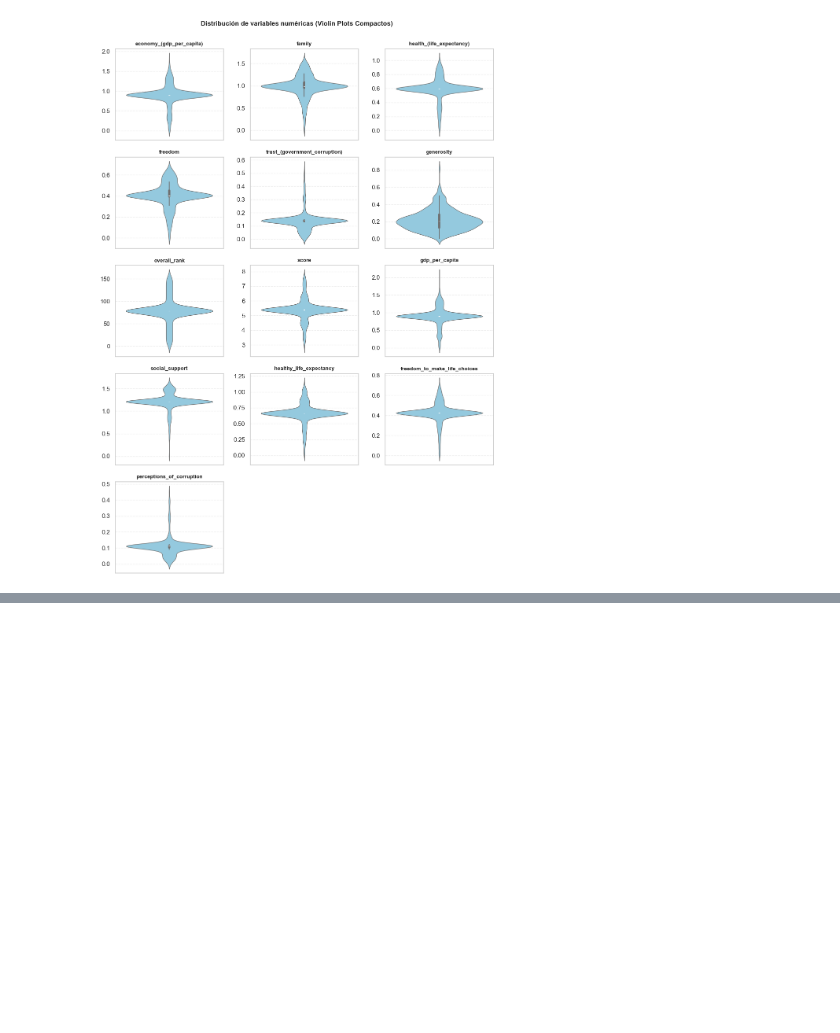
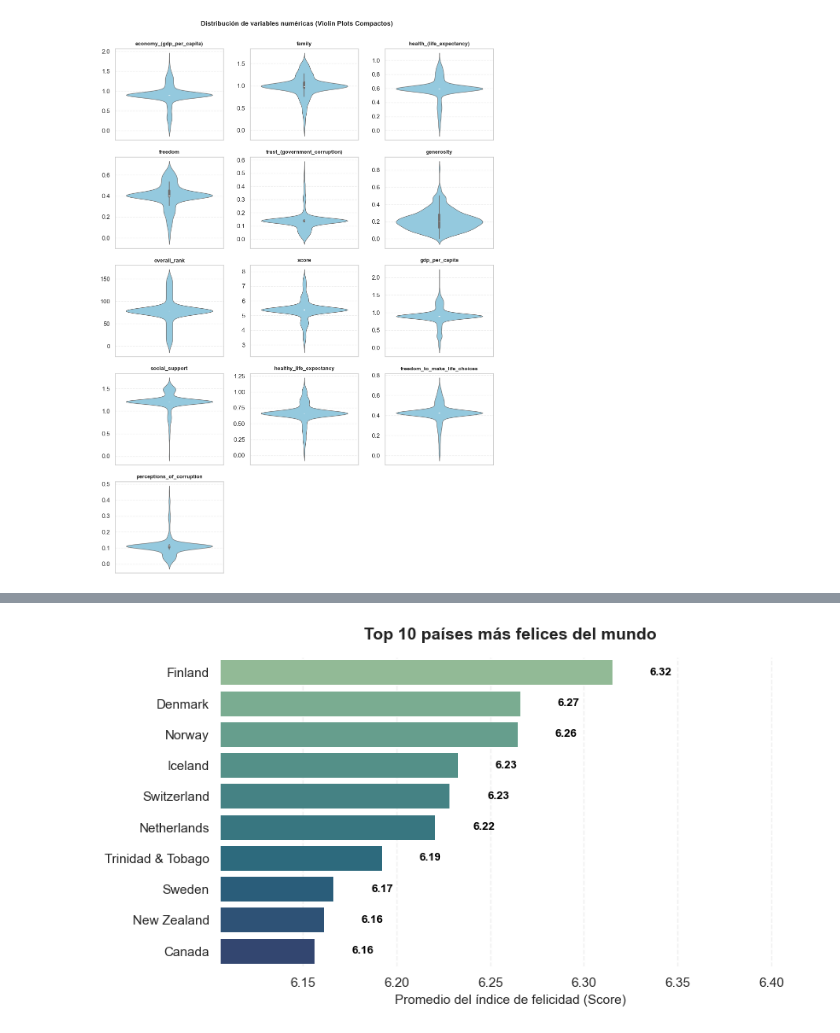
Before and after one commit to Crisfunky01/world-happiness-eda, a Jupyter notebook: notebooks/01_data_cleaning_and_eda.ipynb, the cells around one changed output, grey strips where cells are left out. Saved outputs shown, nothing was run; the diff lists cells and outputs as text; code cells hidden in the pictures; blank space fills up the shorter version.

```diff
--- a/notebooks/01_data_cleaning_and_eda.ipynb
+++ b/notebooks/01_data_cleaning_and_eda.ipynb
@@ -256,0 +291,60 @@ plt.show()
+# %%
+# ===========================================================
+# 🎯 Top 10 países más felices (valores fuera de la barra)
+# ===========================================================
+import seaborn as sns
+import matplotlib.pyplot as plt
+
+import warnings
+warnings.filterwarnings("ignore", category=FutureWarning)
+
+
+# Paleta profesional: degradado suave de verde a azul
+palette = sns.color_palette("crest", n_colors=10)
+
+# Estilo general
+sns.set_style("whitegrid")
+plt.figure(figsize=(8.5, 4.8))
+
+# Gráfico de barras horizontales
+ax = sns.barplot(
+    x=top10.values,
+    y=top10.index,
+    palette=palette,
+    edgecolor="none"
+)
+
+# Título
+plt.title(
+    "Top 10 países más felices del mundo",
+    fontsize=14,
+    weight='bold',
+    color='#222222',
+    pad=15
+)
+
+# Etiquetas de ejes
+plt.xlabel("Promedio del índice de felicidad (Score)", fontsize=11)
+plt.ylabel("")
+
+# Mostrar valores fuera de las barras (alineados)
+for i, v in enumerate(top10.values):
+    plt.text(
+        v + 0.02,     # desplazado a la derecha de la barra
+        i,
+        f"{v:.2f}",
+        va='center',
+        ha='left',
+        fontsize=9.5,
+        color='#000000',   # texto negro
+        weight='bold'
+    )
+
+# Ajustes estéticos
+plt.xlim(top10.min() - 0.05, top10.max() + 0.1)
+sns.despine(left=True, bottom=True)
+plt.grid(axis='x', linestyle='--', alpha=0.3)
+plt.tight_layout()
+plt.show()
+# %% [output]
+[figure, added]
```
Also changed, not shown: parts of 7 cells of this notebook.
